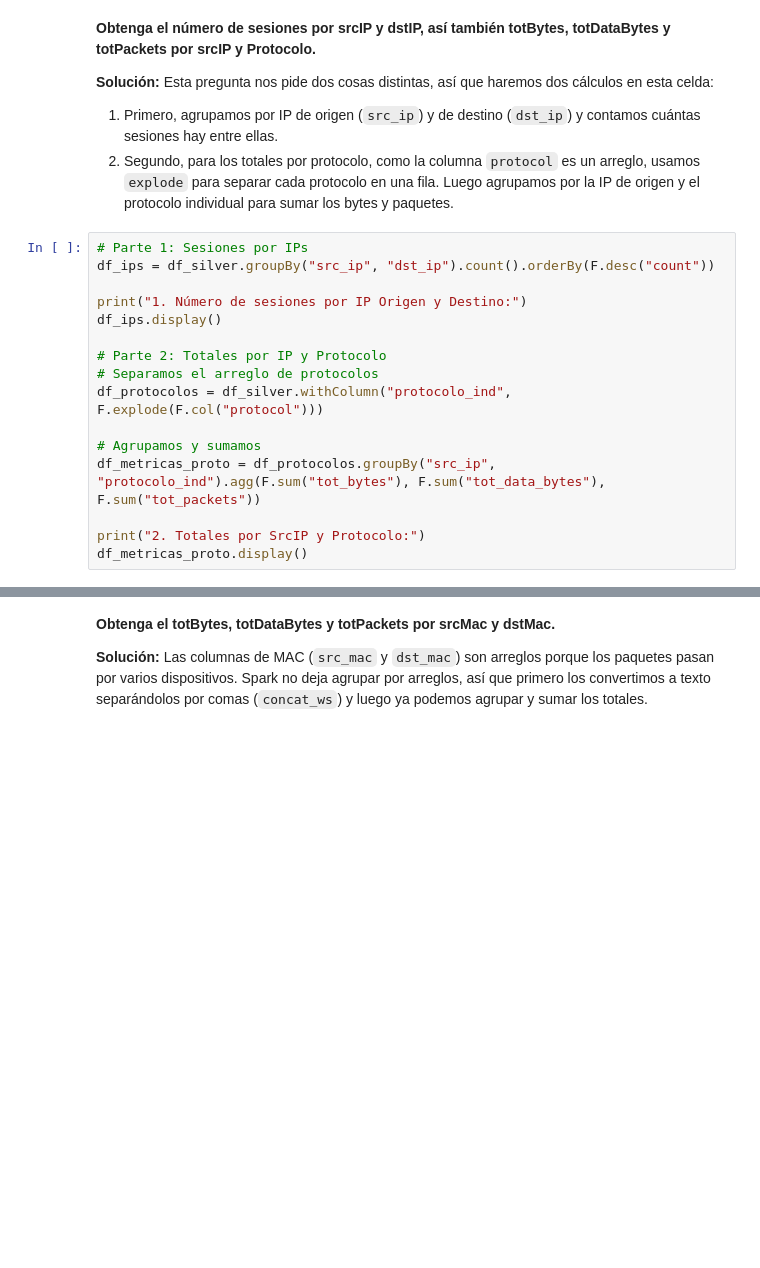
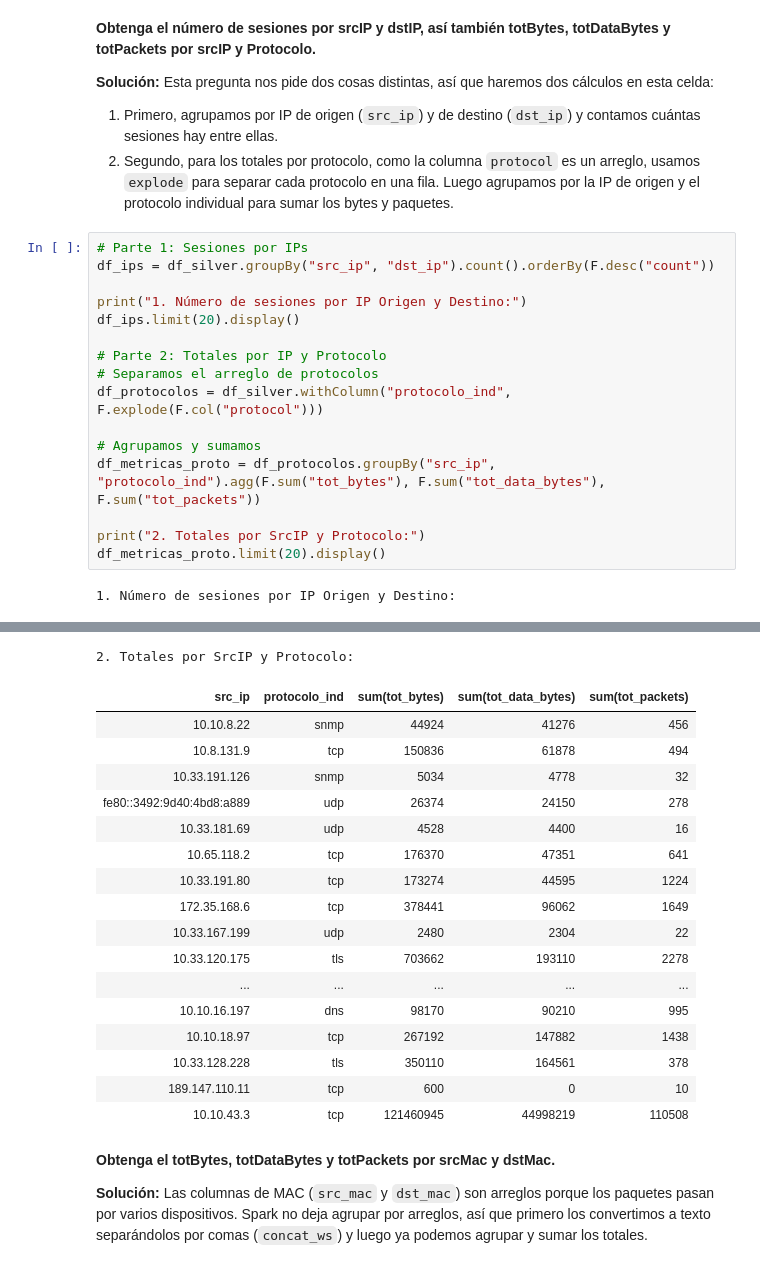
Before and after one commit to DonovanRodriguezRodriguez/Seminario-de-Estad-stica-II, a Jupyter notebook: Tarea 1 Parte 2.ipynb, the cells around one changed output, grey strips where cells are left out. Saved outputs shown, nothing was run; the diff lists cells and outputs as text; blank space fills up the shorter version.

```diff
--- a/Tarea 1 Parte 2.ipynb
+++ b/Tarea 1 Parte 2.ipynb
@@ -237,7 +347,7 @@ Esta pregunta nos pide dos cosas distintas, así que haremos dos cálculos en es
 df_ips = df_silver.groupBy("src_ip", "dst_ip").count().orderBy(F.desc("count"))
 
 print("1. Número de sesiones por IP Origen y Destino:")
-df_ips.display()
+df_ips.limit(20).display()
 
 # Parte 2: Totales por IP y Protocolo
 # Separamos el arreglo de protocolos
@@ -247,4 +357,6 @@ df_protocolos = df_silver.withColumn("protocolo_ind", F.explode(F.col("protocol"
 df_metricas_proto = df_protocolos.groupBy("src_ip", "protocolo_ind").agg(F.sum("tot_bytes"), F.sum("tot_data_bytes"), F.sum("tot_packets"))
 
 print("2. Totales por SrcIP y Protocolo:")
-df_metricas_proto.display()
+df_metricas_proto.limit(20).display()
+# %% [output]
+1. Número de sesiones por IP Origen y Destino:
@@ -251,3 +380,21 @@ df_metricas_proto.display()
+2. Totales por SrcIP y Protocolo:
+| src_ip | protocolo_ind | sum(tot_bytes) | sum(tot_data_bytes) | sum(tot_packets) |
+| 10.10.8.22 | snmp | 44924 | 41276 | 456 |
+| 10.8.131.9 | tcp | 150836 | 61878 | 494 |
+| 10.33.191.126 | snmp | 5034 | 4778 | 32 |
+| fe80::3492:9d40:4bd8:a889 | udp | 26374 | 24150 | 278 |
+| 10.33.181.69 | udp | 4528 | 4400 | 16 |
+| 10.65.118.2 | tcp | 176370 | 47351 | 641 |
+| 10.33.191.80 | tcp | 173274 | 44595 | 1224 |
+| 172.35.168.6 | tcp | 378441 | 96062 | 1649 |
+| 10.33.167.199 | udp | 2480 | 2304 | 22 |
+| 10.33.120.175 | tls | 703662 | 193110 | 2278 |
+| ... | ... | ... | ... | ... |
+| 10.10.16.197 | dns | 98170 | 90210 | 995 |
+| 10.10.18.97 | tcp | 267192 | 147882 | 1438 |
+| 10.33.128.228 | tls | 350110 | 164561 | 378 |
+| 189.147.110.11 | tcp | 600 | 0 | 10 |
+| 10.10.43.3 | tcp | 121460945 | 44998219 | 110508 |
 # %% [markdown]
 **Obtenga el totBytes, totDataBytes y totPackets por srcMac y dstMac.**
 
```
Also changed, not shown: parts of 14 cells of this notebook, 1 other file.
